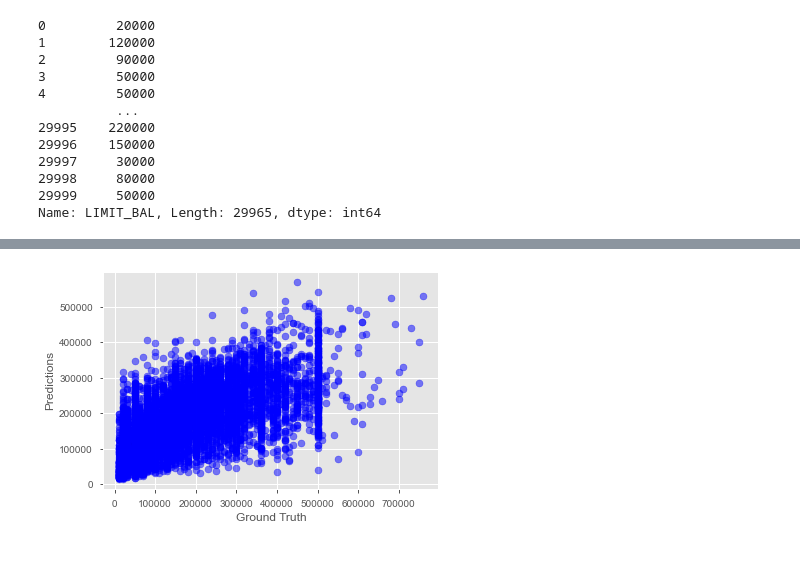
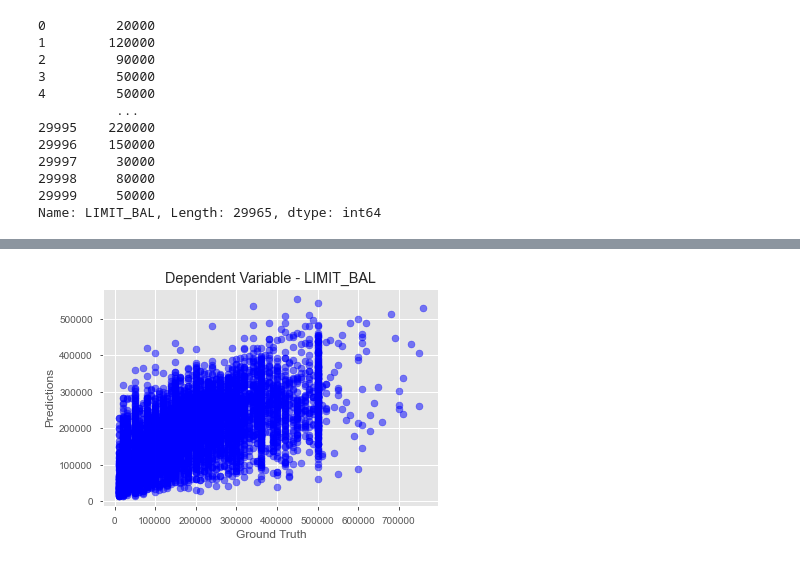
Before and after one commit to Abbyvill/sharing-notebook, a Jupyter notebook: C2 T3 - Customer Default Identification - AVillanueva.ipynb, the cells around one changed output, grey strips where cells are left out. Cells and saved outputs as stored; diff of their text form; code cells hidden in the pictures.

Commit message:
C2 T3 - Customer Default Identification - AVillanueva V2
C2 T3 - Customer Default Identification - AVillanueva Version 2 - UPDATED

```diff
--- a/C2 T3 - Customer Default Identification - AVillanueva.ipynb
+++ b/C2 T3 - Customer Default Identification - AVillanueva.ipynb
@@ -1407,0 +1317,4 @@ Summary of feature sample
+# %%
+#Before data goes into models need to use dummies to make all data numeric
+rawData = pd.get_dummies(rawData)
+rawData.head()
@@ -1407,0 +1350,4 @@ Summary of feature sample
+# %%
+#Need to drop 1 of each of the columns of default and gender
+rawData1 = rawData.drop(['default payment next month_not default', 'SEX_female'], axis=1)
+rawData1.head()
@@ -1407,0 +1362,8 @@ Summary of feature sample
+# %%
+#Feature summary
+## Need to exclude dependent variable y (LIMIT BAL)
+###iloc is only up to column number
+
+X = rawData1.iloc[:,1:28]
+print('Summary of feature sample')
+X.head()
@@ -1408,3 +1379,4 @@ Summary of feature sample
 # %%
 #dependent variable
-y = rawData['LIMIT_BAL']
+y = rawData1['LIMIT_BAL']
+y.head
@@ -1493,10 +1456,12 @@ RMSE: 93804.147
 # %%
+#Now to plot the results
 plt.scatter(y_test, predictions, color=['blue'], alpha = 0.5)
 plt.xlabel('Ground Truth')
 plt.ylabel('Predictions')
+plt.title('Dependent Variable - LIMIT_BAL')
 plt.show();
 # %% [output]
-[figure, old version]
+[figure, new version]
 # %%
 plt.plot(y_test - predictions, marker = 'o', linestyle = ' ', color ='blue', alpha = 0.5)
 # %% [output]
```
Also changed, not shown: parts of 40 cells of this notebook.
